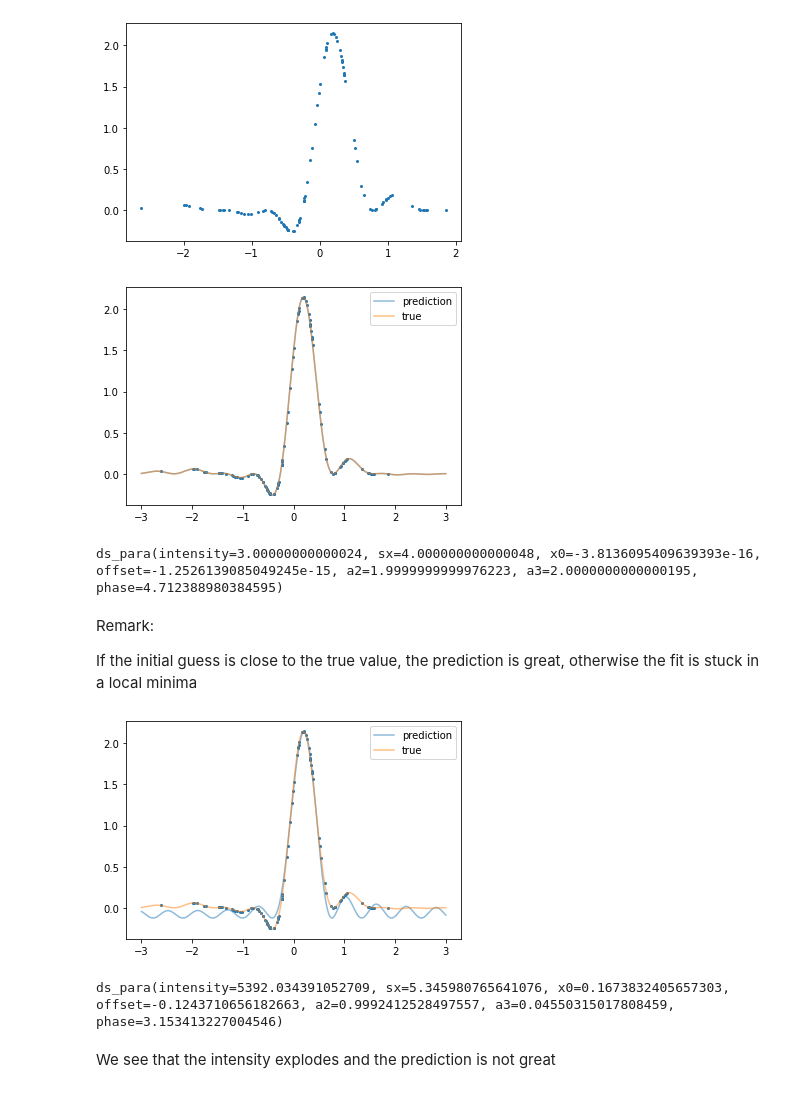
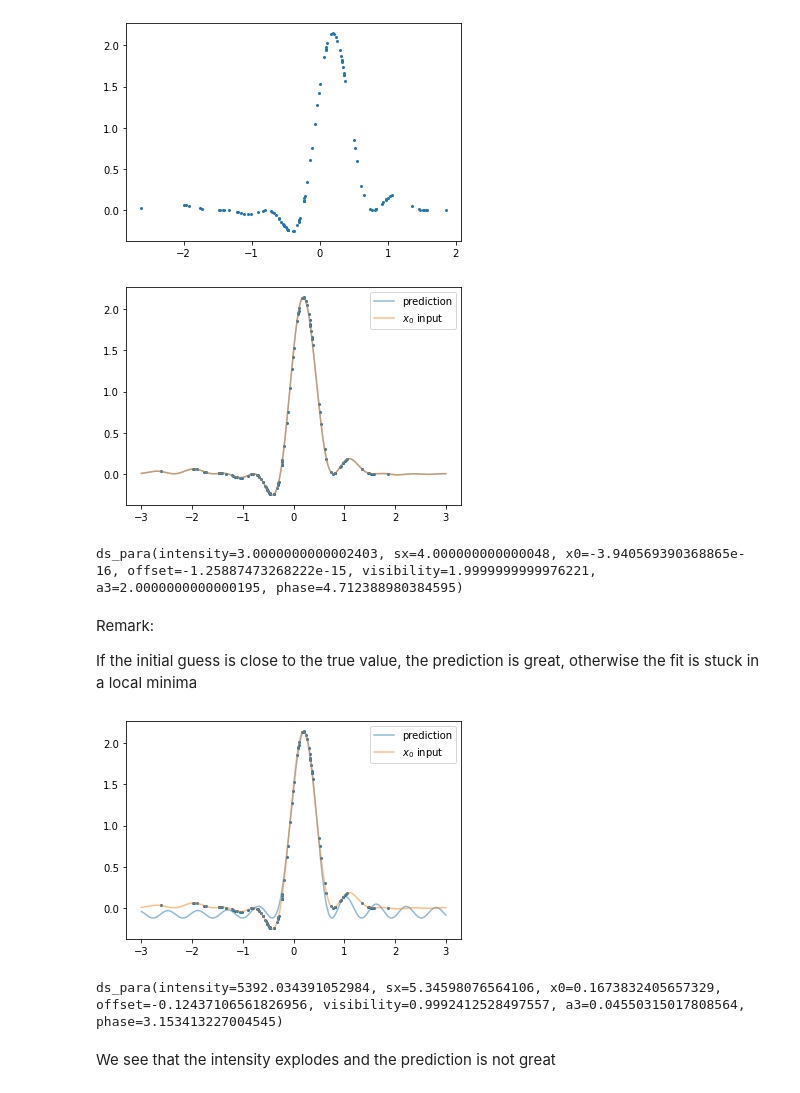
Before and after one commit to al3xber/double_slit, a Jupyter notebook: example/example.ipynb, the cells around one changed output. Saved outputs shown, nothing was run; the diff lists cells and outputs as text; code cells hidden in the pictures.

```diff
--- a/example/example.ipynb
+++ b/example/example.ipynb
@@ -49,7 +49,7 @@ x=np.random.normal(loc=0.0,scale=1.0,size=(100,))   #generate random x-values
 true_input=ds_para(3,4,0,0,2,2,1.5 * np.pi)         #pick random true values
 
 y=ds.double_slit(x, intensity=true_input.intensity, sx=true_input.sx, x0=true_input.x0,
-                 offset=true_input.offset, a2=true_input.a2, a3=true_input.a3, phase=true_input.phase)
+                 offset=true_input.offset, visibility=true_input.visibility, a3=true_input.a3, phase=true_input.phase)
             #create the corresponding y-values
 # %%
 plt.scatter(x,y,s=4)
@@ -61,13 +61,13 @@ Regressor = ds.double_slit_reg(x0_pred=ds_para(2.6,3.7,0.2,0.2,2.0,2.2,1.5 * np.
 # %%
 Regressor.fit(x,y)
 # %%
-Regressor.plot_result(x,y,true_input=true_input)
+Regressor.plot_result(x,y,x0_input=true_input,plot_bounds=(-3,3))
 # %% [output]
-[figure, old version]
+[figure, new version]
 # %%
 Regressor.x           #how to extract the parameters
 # %% [output]
-ds_para(intensity=3.00000000000024, sx=4.000000000000048, x0=-3.8136095409639393e-16, offset=-1.2526139085049245e-15, a2=1.9999999999976223, a3=2.0000000000000195, phase=4.712388980384595)
+ds_para(intensity=3.0000000000002403, sx=4.000000000000048, x0=-3.940569390368865e-16, offset=-1.25887473268222e-15, visibility=1.9999999999976221, a3=2.0000000000000195, phase=4.712388980384595)
 # %% [markdown]
 Remark:
 
@@ -76,12 +76,12 @@ If the initial guess is close to the true value, the prediction is great, otherw
 Regressor = ds.double_slit_reg(x0_pred=ds_para(2.6,4.4,0.2,0.2,2.0,2.2,1.5 * np.pi))
                                              #slightly changed the 3.7 to a 4.4
 Regressor.fit(x,y)
-Regressor.plot_result(x,y,true_input=true_input)
+Regressor.plot_result(x,y,x0_input=true_input,plot_bounds=(-3,3))
 # %% [output]
-[figure, old version]
+[figure, new version]
 # %%
 Regressor.x
 # %% [output]
-ds_para(intensity=5392.034391052709, sx=5.345980765641076, x0=0.1673832405657303, offset=-0.1243710656182663, a2=0.9992412528497557, a3=0.04550315017808459, phase=3.153413227004546)
+ds_para(intensity=5392.034391052984, sx=5.34598076564106, x0=0.1673832405657329, offset=-0.12437106561826956, visibility=0.9992412528497557, a3=0.04550315017808564, phase=3.153413227004545)
 # %% [markdown]
 We see that the intensity explodes and the prediction is not great
```
Also changed, not shown: parts of 3 cells of this notebook, 1 other file.
